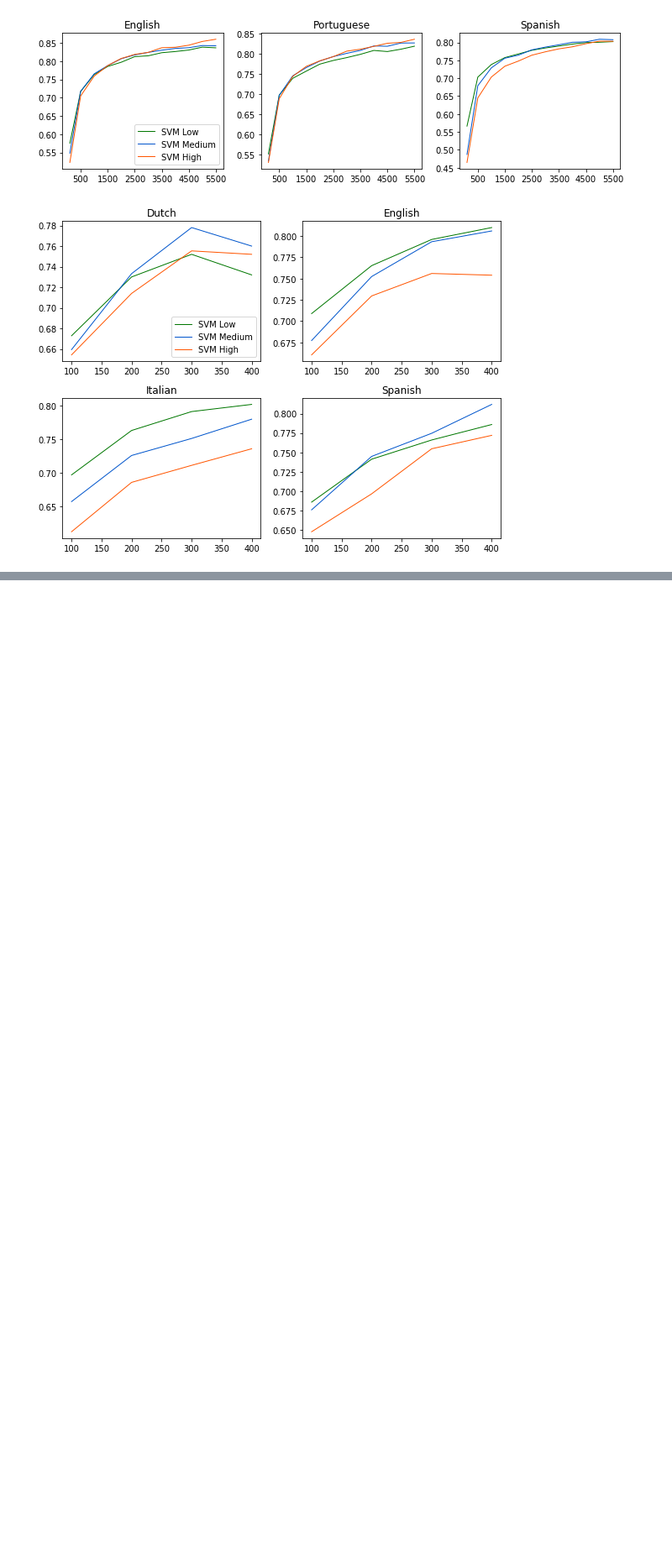
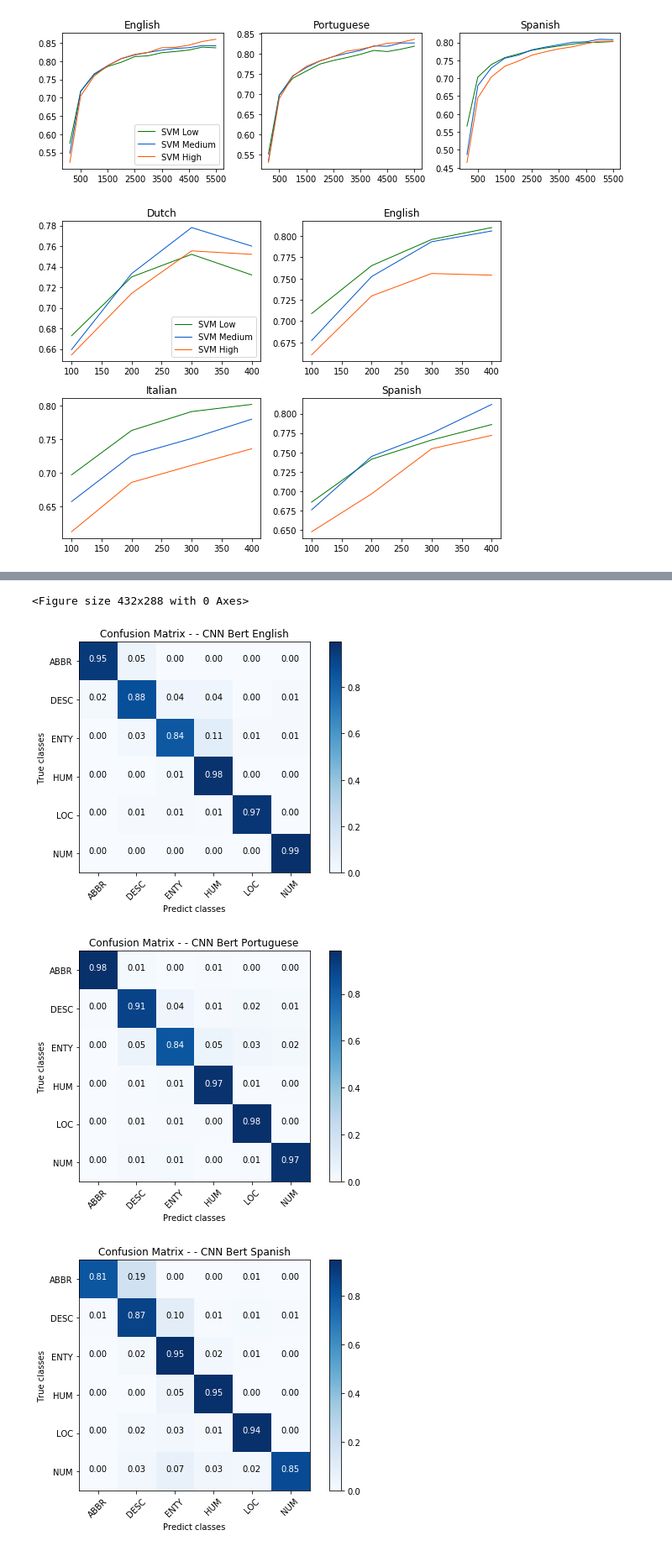
Before and after one commit to eduardogc8/simple-qc, a Jupyter notebook: plots.ipynb, the cells around one changed output, grey strips where cells are left out. Shown at 84% size. Saved outputs shown, nothing was run; the diff lists cells and outputs as text; code cells hidden in the pictures; blank space fills up the shorter version.

```diff
--- a/plots.ipynb
+++ b/plots.ipynb
@@ -878,0 +987,11 @@ plt.savefig('plt_disequa_svm.eps', dpi=100, format='eps')
+# %%
+dfs = []
+dfs.append(pd.read_csv('results/UIUC_cnn_bert_en.csv'))
+dfs.append(pd.read_csv('results/UIUC_cnn_bert_es.csv'))
+dfs.append(pd.read_csv('results/UIUC_cnn_bert_pt.csv'))
+plot_confusion_matrices(dfs, ['- CNN Bert English', '- CNN Bert Portuguese', '- CNN Bert Spanish'])
+# %% [output]
+<Figure size 432x288 with 0 Axes>
+[figure, added]
+[figure, added]
+[figure, added]
```
Also changed, not shown: parts of 14 cells of this notebook, 20 other files.
